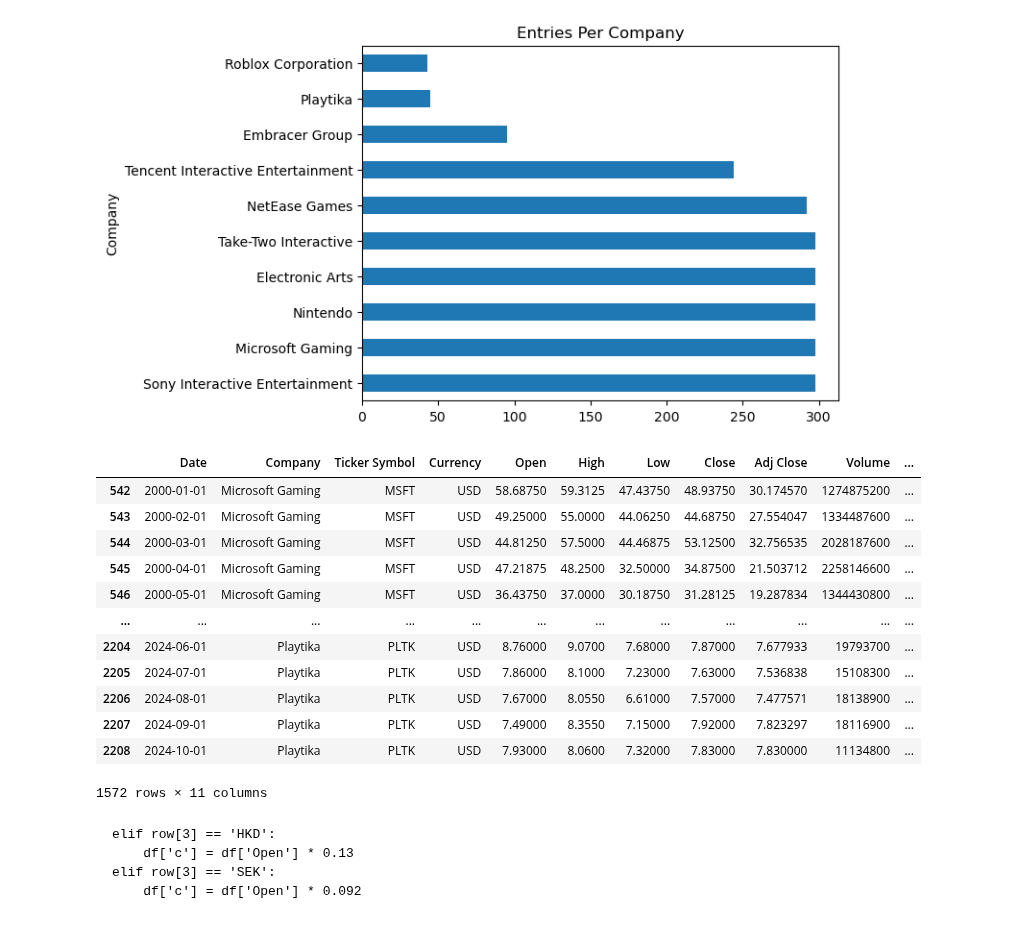
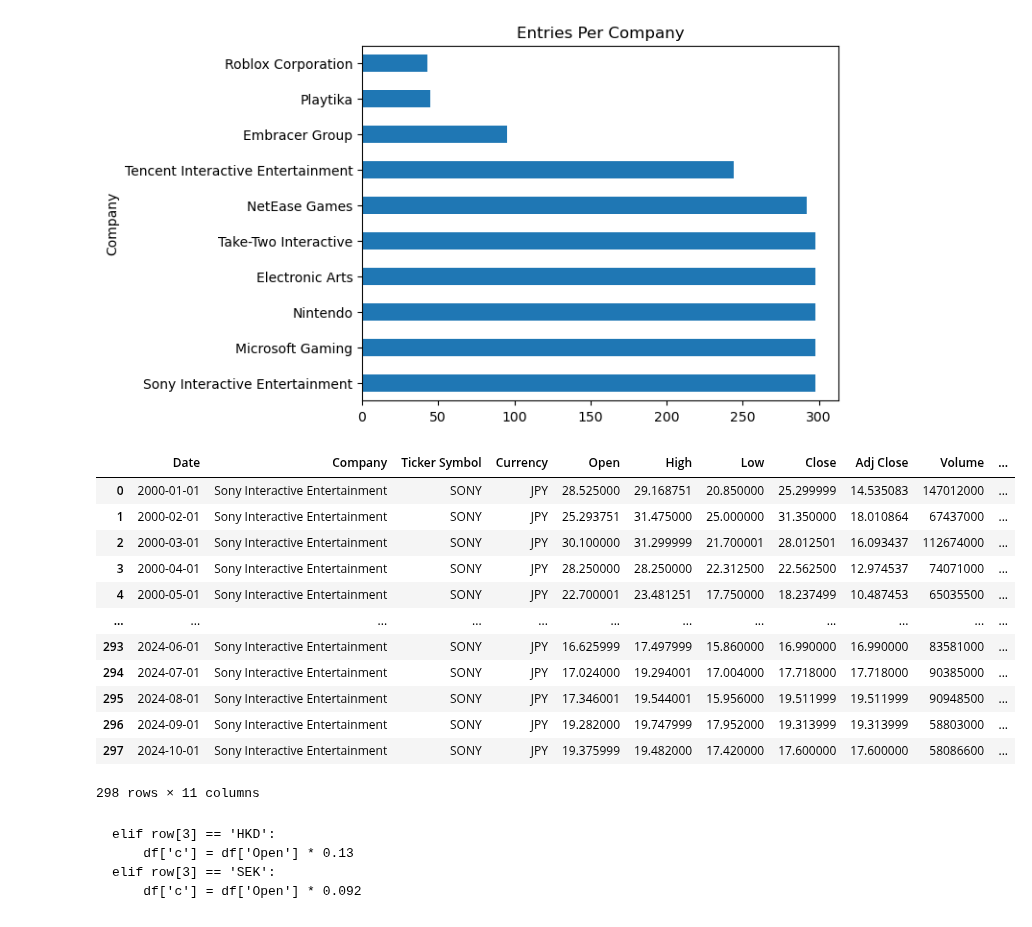
Before and after one commit to Djohnson1313/gaming_company_stocks_analysis, a Jupyter notebook: gaming_stocks_analysis.ipynb, the cells around one changed output. Drawn from its saved outputs; the diff is of its cells as text; code cells hidden in the pictures.

```diff
--- a/gaming_stocks_analysis.ipynb
+++ b/gaming_stocks_analysis.ipynb
@@ -168,23 +168,25 @@ df['c'] = ''
 
 for ind, row in df.iterrows():
     if row.iloc[3] == 'JPY':
-        df['c'] = row['Open'] * 0.0067
+        df['c'] = df['Open'] * 0.0067
+    elif row.iloc[3] == 'USD':
+        df['c'] = df['c'] =+ df['Open']
 # %%
-df[df['Currency'] == 'USD']
+df[df['Currency'] == 'JPY']
 # %% [output]
 |  | Date | Company | Ticker Symbol | Currency | Open | High | Low | Close | Adj Close | Volume | ... |
-| 542 | 2000-01-01 | Microsoft Gaming | MSFT | USD | 58.68750 | 59.3125 | 47.43750 | 48.93750 | 30.174570 | 1274875200 | ... |
-| 543 | 2000-02-01 | Microsoft Gaming | MSFT | USD | 49.25000 | 55.0000 | 44.06250 | 44.68750 | 27.554047 | 1334487600 | ... |
-| 544 | 2000-03-01 | Microsoft Gaming | MSFT | USD | 44.81250 | 57.5000 | 44.46875 | 53.12500 | 32.756535 | 2028187600 | ... |
-| 545 | 2000-04-01 | Microsoft Gaming | MSFT | USD | 47.21875 | 48.2500 | 32.50000 | 34.87500 | 21.503712 | 2258146600 | ... |
-| 546 | 2000-05-01 | Microsoft Gaming | MSFT | USD | 36.43750 | 37.0000 | 30.18750 | 31.28125 | 19.287834 | 1344430800 | ... |
+| 0 | 2000-01-01 | Sony Interactive Entertainment | SONY | JPY | 28.525000 | 29.168751 | 20.850000 | 25.299999 | 14.535083 | 147012000 | ... |
+| 1 | 2000-02-01 | Sony Interactive Entertainment | SONY | JPY | 25.293751 | 31.475000 | 25.000000 | 31.350000 | 18.010864 | 67437000 | ... |
+| 2 | 2000-03-01 | Sony Interactive Entertainment | SONY | JPY | 30.100000 | 31.299999 | 21.700001 | 28.012501 | 16.093437 | 112674000 | ... |
+| 3 | 2000-04-01 | Sony Interactive Entertainment | SONY | JPY | 28.250000 | 28.250000 | 22.312500 | 22.562500 | 12.974537 | 74071000 | ... |
+| 4 | 2000-05-01 | Sony Interactive Entertainment | SONY | JPY | 22.700001 | 23.481251 | 17.750000 | 18.237499 | 10.487453 | 65035500 | ... |
 | ... | ... | ... | ... | ... | ... | ... | ... | ... | ... | ... | ... |
-| 2204 | 2024-06-01 | Playtika | PLTK | USD | 8.76000 | 9.0700 | 7.68000 | 7.87000 | 7.677933 | 19793700 | ... |
-| 2205 | 2024-07-01 | Playtika | PLTK | USD | 7.86000 | 8.1000 | 7.23000 | 7.63000 | 7.536838 | 15108300 | ... |
-| 2206 | 2024-08-01 | Playtika | PLTK | USD | 7.67000 | 8.0550 | 6.61000 | 7.57000 | 7.477571 | 18138900 | ... |
-| 2207 | 2024-09-01 | Playtika | PLTK | USD | 7.49000 | 8.3550 | 7.15000 | 7.92000 | 7.823297 | 18116900 | ... |
-| 2208 | 2024-10-01 | Playtika | PLTK | USD | 7.93000 | 8.0600 | 7.32000 | 7.83000 | 7.830000 | 11134800 | ... |
+| 293 | 2024-06-01 | Sony Interactive Entertainment | SONY | JPY | 16.625999 | 17.497999 | 15.860000 | 16.990000 | 16.990000 | 83581000 | ... |
+| 294 | 2024-07-01 | Sony Interactive Entertainment | SONY | JPY | 17.024000 | 19.294001 | 17.004000 | 17.718000 | 17.718000 | 90385000 | ... |
+| 295 | 2024-08-01 | Sony Interactive Entertainment | SONY | JPY | 17.346001 | 19.544001 | 15.956000 | 19.511999 | 19.511999 | 90948500 | ... |
+| 296 | 2024-09-01 | Sony Interactive Entertainment | SONY | JPY | 19.282000 | 19.747999 | 17.952000 | 19.313999 | 19.313999 | 58803000 | ... |
+| 297 | 2024-10-01 | Sony Interactive Entertainment | SONY | JPY | 19.375999 | 19.482000 | 17.420000 | 17.600000 | 17.600000 | 58086600 | ... |
-1572 rows × 11 columns
+298 rows × 11 columns
 # %% [markdown]
     elif row[3] == 'HKD':
         df['c'] = df['Open'] * 0.13
```
